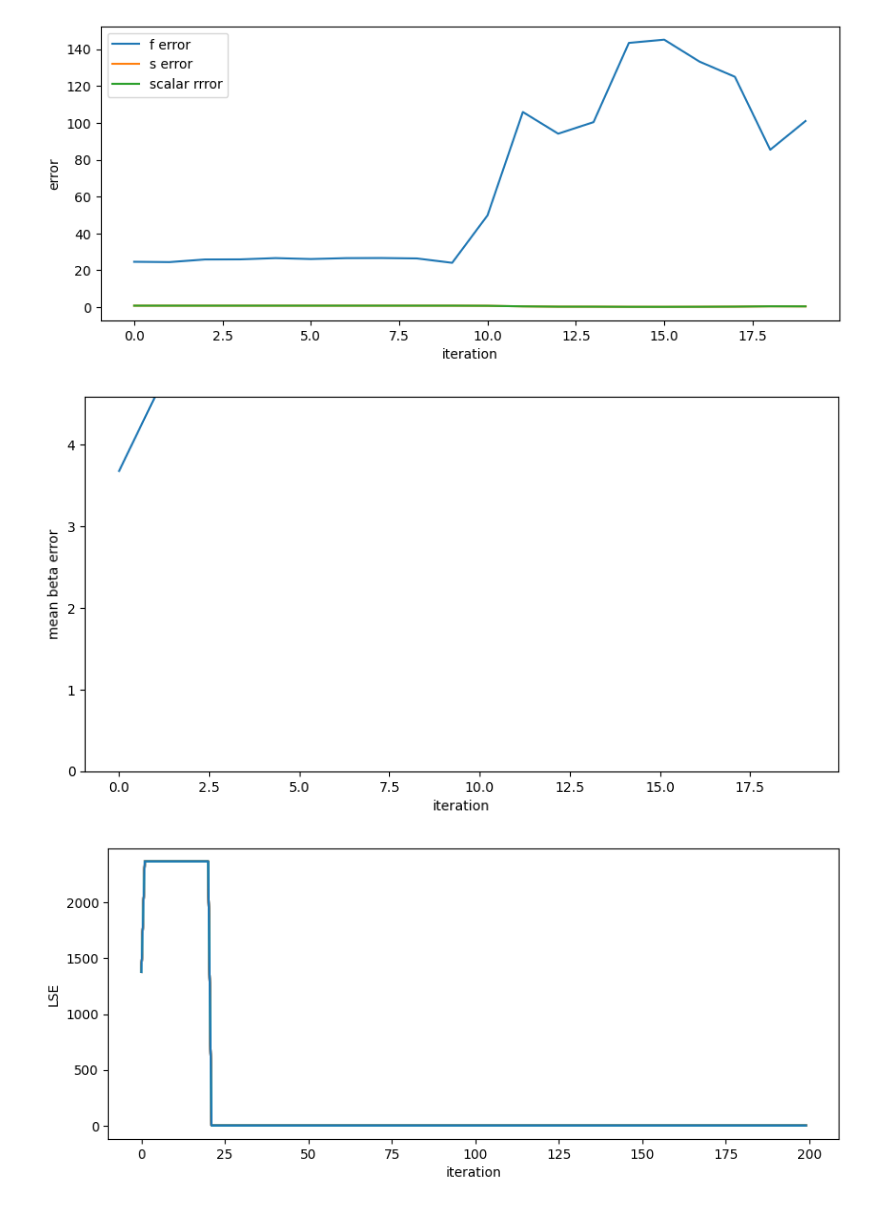
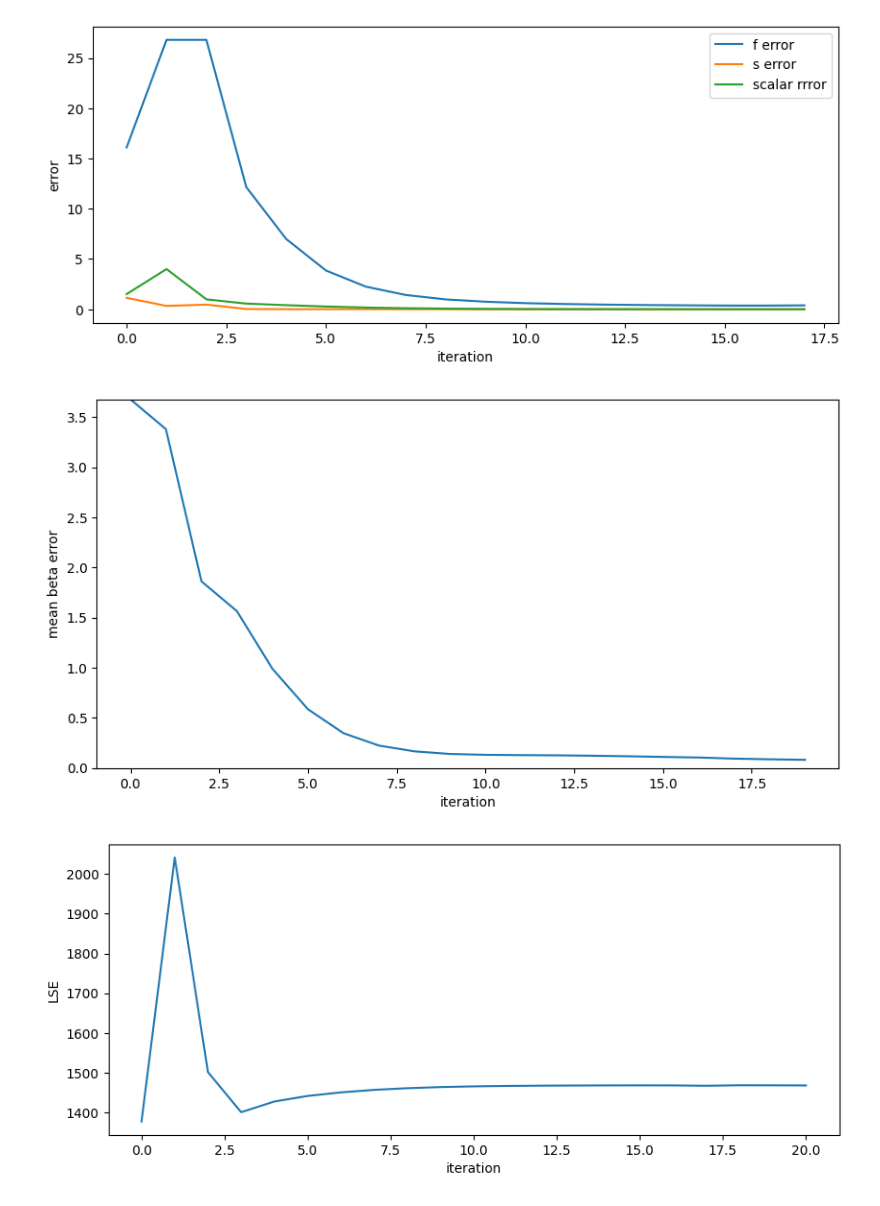
Before and after one commit to LAMCIG/Progression_models_simulations, a Jupyter notebook: EMDPM/experiments/test.ipynb, the cells around one changed output. Cells and saved outputs as stored; diff of their text form; code cells hidden in the pictures.

```diff
--- a/EMDPM/experiments/test.ipynb
+++ b/EMDPM/experiments/test.ipynb
@@ -54,7 +54,7 @@ beta_true = df["beta_true"].values
 # print(df["patient_id"].shape)
 # print(df["cognitive_score"].shape)
 
-em_model_0 = EM(num_iterations=20, t_max=t_max, step=0.01, use_jacobian=False, lambda_cog=0.0)
+em_model_0 = EM(num_iterations=18, t_max=t_max, step=0.01, use_jacobian=False, lambda_cog=0.0)
 em_model_0.fit(X=X, dt=dt, ids=ids, cog=cog, K=K)
 # %% [output]
 true x0: [0. 0. 0. 0. 0. 0. 0. 0. 0. 0.]
@@ -95,7 +97,7 @@ beta_history = em_model_0.beta_history
 lse_history = em_model_0.lse_history
 
 # final params
-final_theta = theta_history[-1]
+final_theta = theta_history[:,-1]
 final_x0 = np.zeros(n_biomarkers)
 final_f = final_theta[0:n_biomarkers]
 final_s = final_theta[n_biomarkers:2*n_biomarkers]
@@ -131,35 +152,35 @@ def plot_theta_error_history(theta_history: np.ndarray, n_biomarkers: int, num_i
     scalar_K_error_history = []
 
     for iteration in range(num_iterations):
-        theta = theta_history[iteration]
+        theta = theta_history[:,iteration]
 
         f_est = theta[0:n_biomarkers]
         s_est = theta[n_biomarkers:2*n_biomarkers]
         scalar_K_est = theta[-1]
 
         f_err = np.mean(np.abs(f_true - f_est)) / (np.mean(np.abs(f_true)) + 1e-8)
         s_err = np.mean(np.abs(s_true - s_est)) / (np.mean(np.abs(s_true)) + 1e-8)
         k_err = np.abs(scalar_K_true - scalar_K_est) / (np.abs(scalar_K_true) + 1e-8)
 
         f_error_history.append(f_err)
         s_error_history.append(s_err)
         scalar_K_error_history.append(k_err)
 
     plt.figure(figsize=(10, 4))
     plt.plot(f_error_history, label="f error")
     plt.plot(s_error_history, label="s error")
     plt.plot(scalar_K_error_history, label="scalar rrror")
     plt.xlabel("iteration")
     plt.ylabel("error")
     plt.legend()
     plt.show()
 
 plot_theta_error_history(theta_history=theta_history, n_biomarkers=n_biomarkers,
     num_iterations=em_model_0.num_iterations, f_true=f, s_true=np.ones(n_biomarkers),
     scalar_K_true=scalar_K
 )
 # %% [output]
-[figure, old version]
+[figure, new version]
 # %%
 def plot_beta_error_history(beta_history: np.ndarray, beta_true: np.ndarray, num_iterations: int) -> None:
     """
@@ -182,8 +203,8 @@ def plot_beta_error_history(beta_history: np.ndarray, beta_true: np.ndarray, num
 beta_true = df.groupby("patient_id")["beta_true"].first().values
 plot_beta_error_history(beta_history, beta_true, em_model_0.num_iterations)
 # %% [output]
-[figure, old version]
+[figure, new version]
 # %%
 plot_lse(lse_history)
 # %% [output]
-[figure, old version]
+[figure, new version]
```
Also changed, not shown: parts of 3 cells of this notebook, 2 other files.
